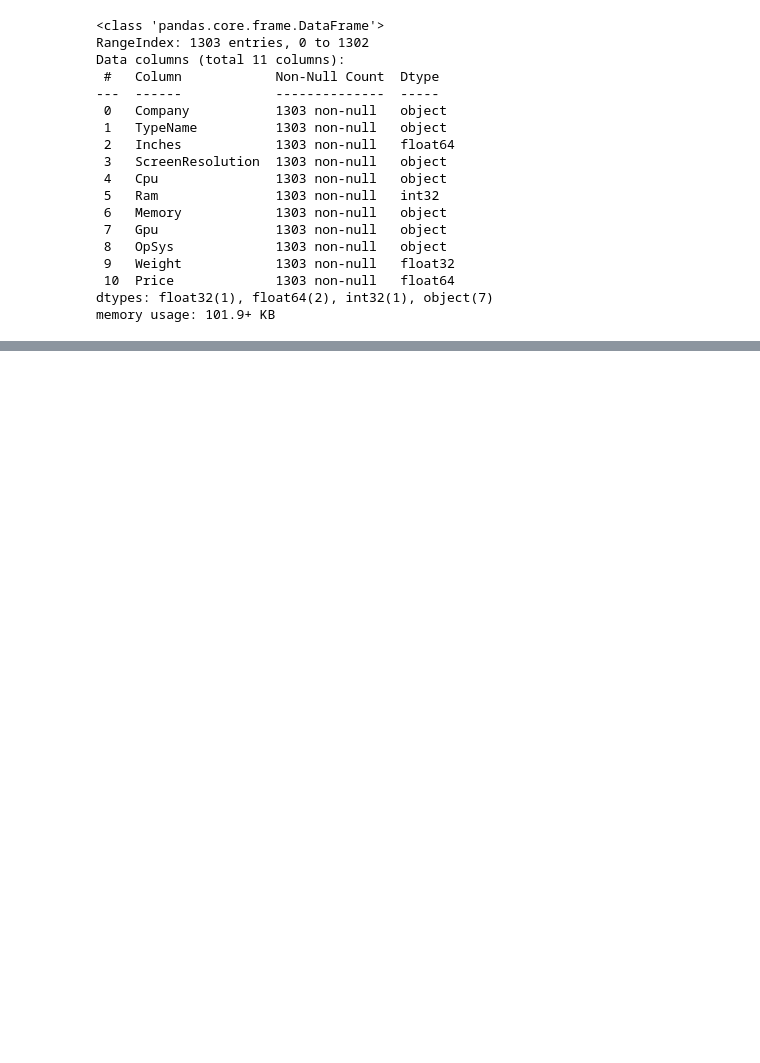
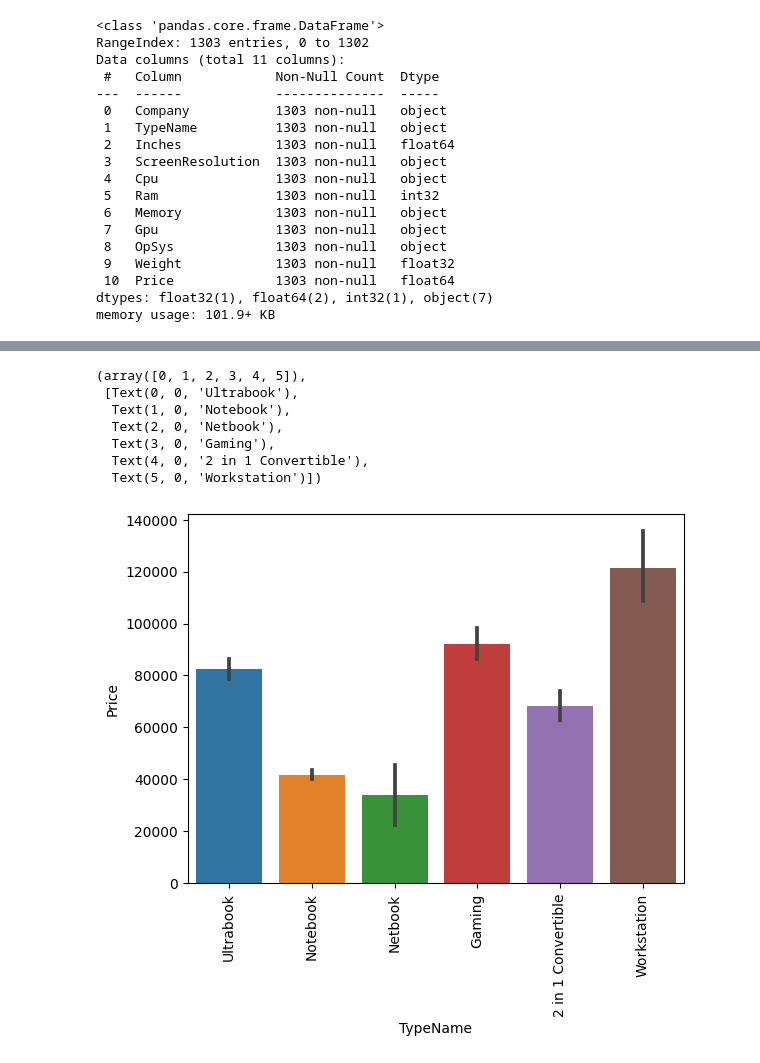
Before and after one commit to dikhaarianda/Laptop-Price-Predictor, a Jupyter notebook: PricePrediction-App.ipynb, the cells around one changed output, grey strips where cells are left out. Cells and saved outputs as stored; diff of their text form; code cells hidden in the pictures; blank space fills up the shorter version.

```diff
--- a/PricePrediction-App.ipynb
+++ b/PricePrediction-App.ipynb
@@ -129,0 +158,13 @@ memory usage: 101.9+ KB
+# %%
+# Laptop Type x Price
+sns.barplot(x=data['TypeName'], y=data['Price'])
+plt.xticks(rotation='vertical')
+# %% [output]
+(array([0, 1, 2, 3, 4, 5]),
+ [Text(0, 0, 'Ultrabook'),
+  Text(1, 0, 'Notebook'),
+  Text(2, 0, 'Netbook'),
+  Text(3, 0, 'Gaming'),
+  Text(4, 0, '2 in 1 Convertible'),
+  Text(5, 0, 'Workstation')])
+[figure, added]
```
Also changed, not shown: parts of 3 cells of this notebook.
